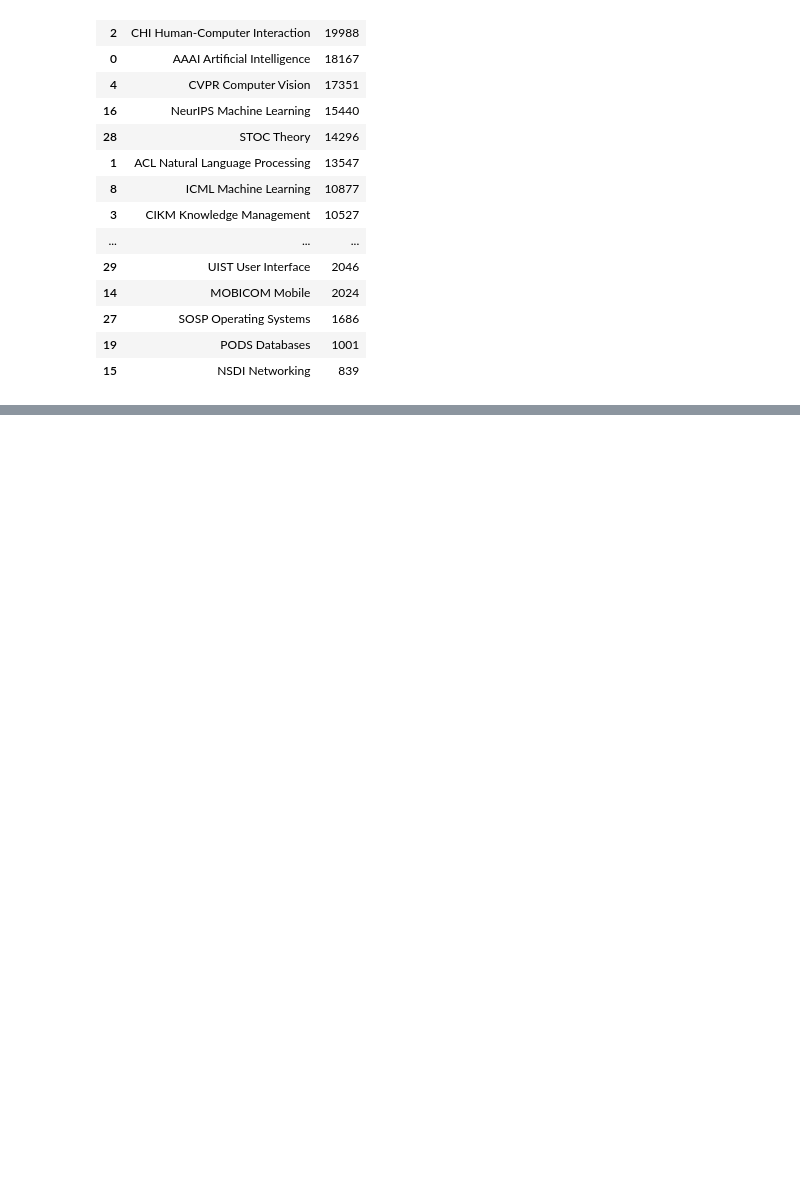
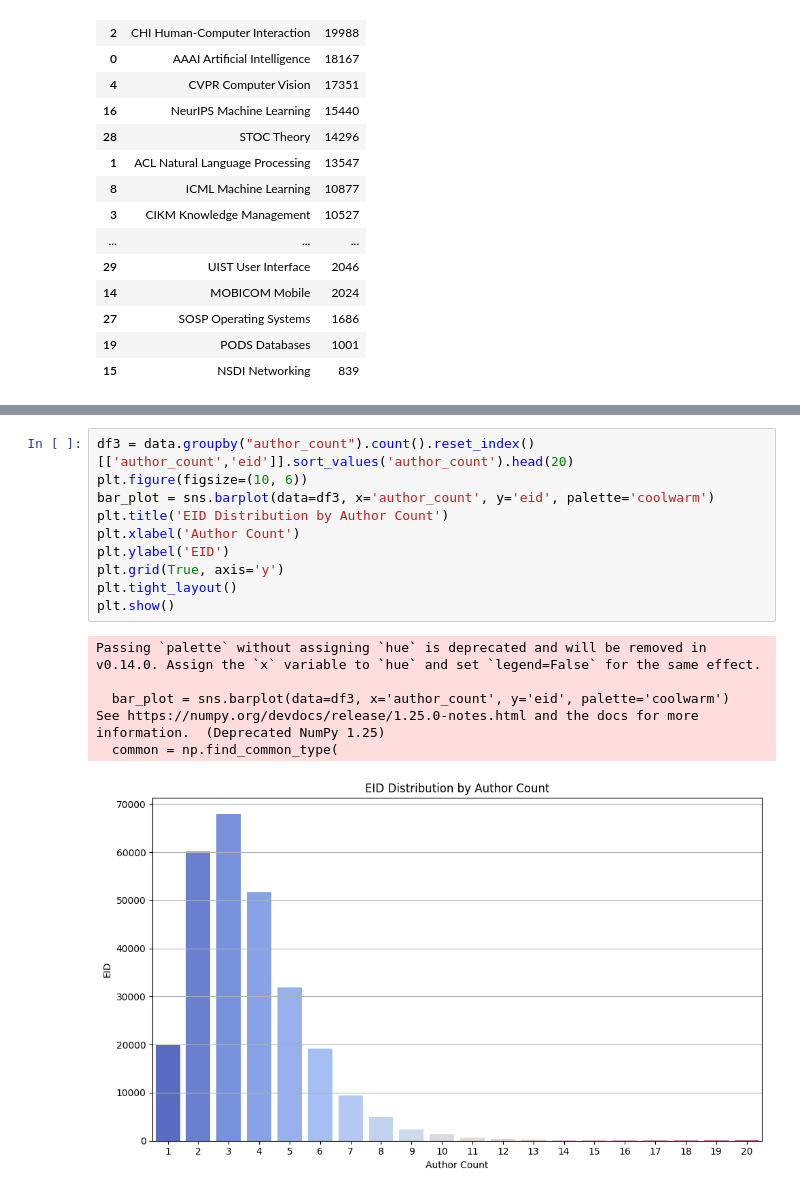
Before and after one commit to JJEliPark/Bibliometric, a Jupyter notebook: papers_eda.ipynb, the cells around one changed output, grey strips where cells are left out. Saved outputs shown, nothing was run; the diff lists cells and outputs as text; blank space fills up the shorter version.

```diff
--- a/papers_eda.ipynb
+++ b/papers_eda.ipynb
@@ -49 +97,18 @@ data.groupby('origin_ref').count().reset_index()[['origin_ref', 'eid']].sort_val
+# %%
+df3 = data.groupby("author_count").count().reset_index()[['author_count','eid']].sort_values('author_count').head(20)
+plt.figure(figsize=(10, 6))
+bar_plot = sns.barplot(data=df3, x='author_count', y='eid', palette='coolwarm')
+plt.title('EID Distribution by Author Count')
+plt.xlabel('Author Count')
+plt.ylabel('EID')
+plt.grid(True, axis='y')
+plt.tight_layout()
+plt.show()
+# %% [output]
+Passing `palette` without assigning `hue` is deprecated and will be removed in v0.14.0. Assign the `x` variable to `hue` and set `legend=False` for the same effect.
+
+  bar_plot = sns.barplot(data=df3, x='author_count', y='eid', palette='coolwarm')
+See https://numpy.org/devdocs/release/1.25.0-notes.html and the docs for more information.  (Deprecated NumPy 1.25)
+  common = np.find_common_type(
+[figure, added]
 # %%
```
Also changed, not shown: parts of 9 cells of this notebook, 17 other files.
